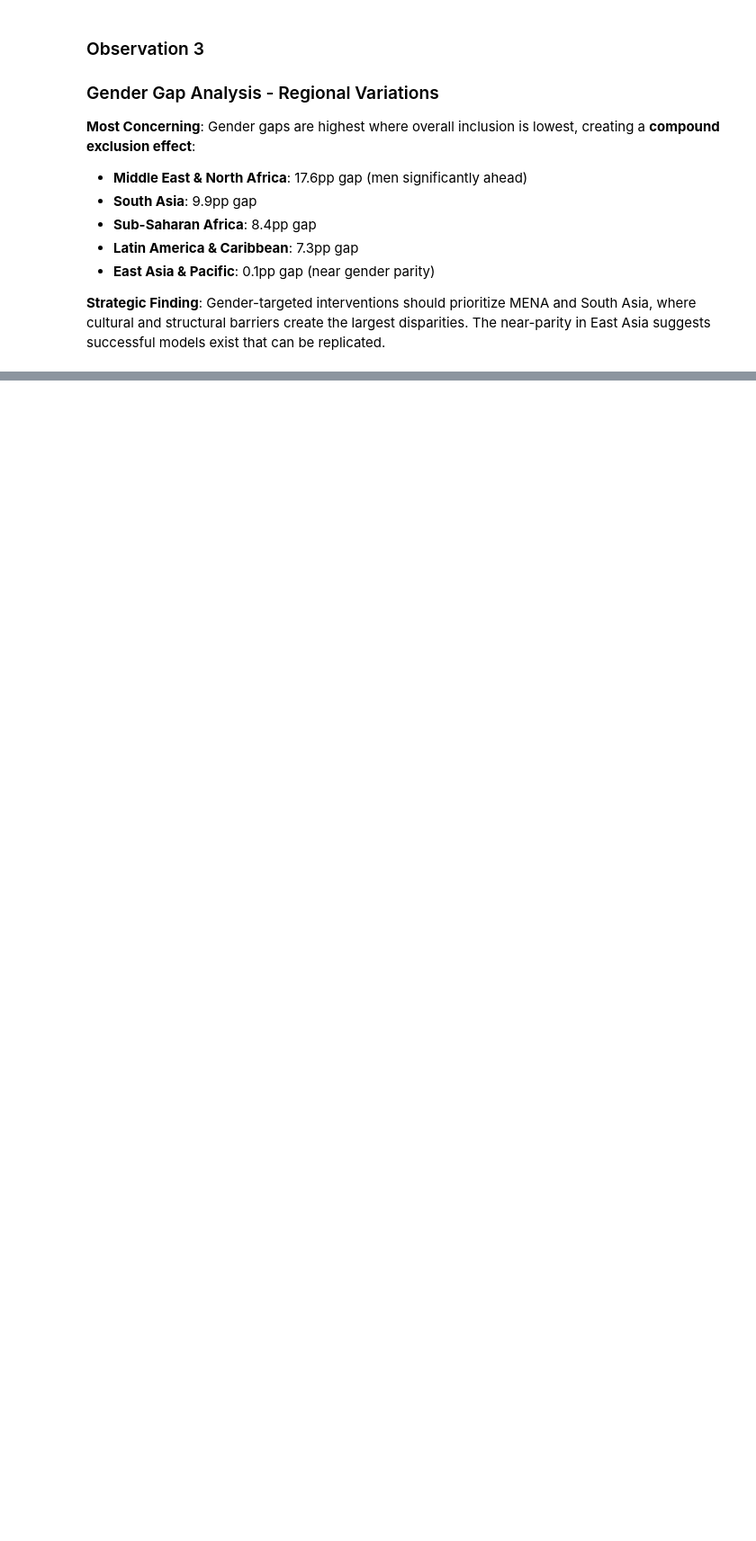
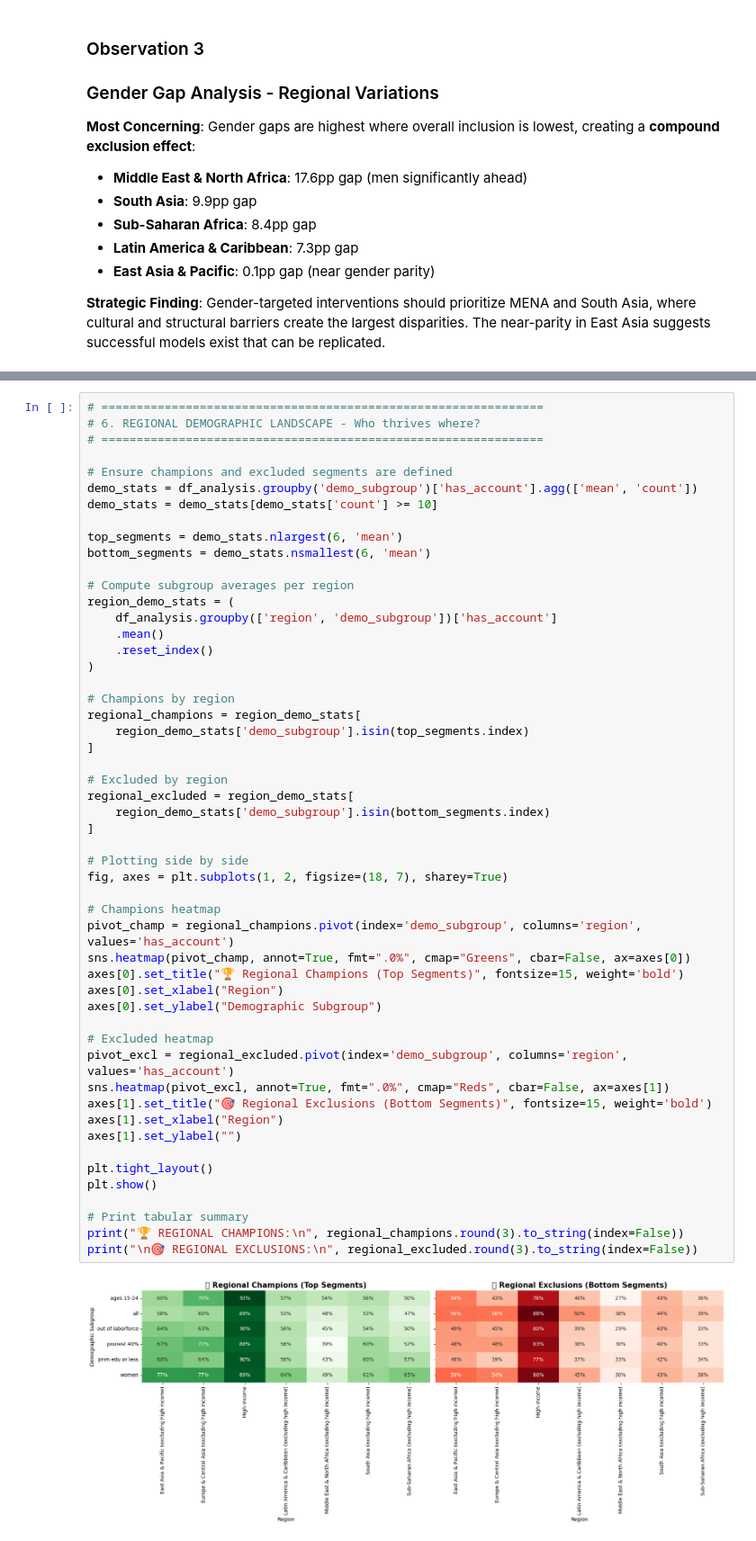
Before and after one commit to VAL-Jerono/FinScope, a Jupyter notebook: FinScope_222331__CAT1.ipynb, the cells around one changed output, grey strips where cells are left out. Shown: that part at 90% size. Cells and saved outputs as stored; diff of their text form; blank space fills up the shorter version.

```diff
--- a/FinScope_222331__CAT1.ipynb
+++ b/FinScope_222331__CAT1.ipynb
@@ -1480,0 +1546,54 @@ Name: gap, dtype: float64
+# %%
+# ===============================================================
+# 6. REGIONAL DEMOGRAPHIC LANDSCAPE - Who thrives where?
+# ===============================================================
+
+# Ensure champions and excluded segments are defined
+demo_stats = df_analysis.groupby('demo_subgroup')['has_account'].agg(['mean', 'count'])
+demo_stats = demo_stats[demo_stats['count'] >= 10]
+
+top_segments = demo_stats.nlargest(6, 'mean')
+bottom_segments = demo_stats.nsmallest(6, 'mean')
+
+# Compute subgroup averages per region
+region_demo_stats = (
+    df_analysis.groupby(['region', 'demo_subgroup'])['has_account']
+    .mean()
+    .reset_index()
+)
+
+# Champions by region
+regional_champions = region_demo_stats[
+    region_demo_stats['demo_subgroup'].isin(top_segments.index)
+]
+
+# Excluded by region
+regional_excluded = region_demo_stats[
+    region_demo_stats['demo_subgroup'].isin(bottom_segments.index)
+]
+
+# Plotting side by side
+fig, axes = plt.subplots(1, 2, figsize=(18, 7), sharey=True)
+
+# Champions heatmap
+pivot_champ = regional_champions.pivot(index='demo_subgroup', columns='region', values='has_account')
+sns.heatmap(pivot_champ, annot=True, fmt=".0%", cmap="Greens", cbar=False, ax=axes[0])
+axes[0].set_title("🏆 Regional Champions (Top Segments)", fontsize=15, weight='bold')
+axes[0].set_xlabel("Region")
+axes[0].set_ylabel("Demographic Subgroup")
+
+# Excluded heatmap
+pivot_excl = regional_excluded.pivot(index='demo_subgroup', columns='region', values='has_account')
+sns.heatmap(pivot_excl, annot=True, fmt=".0%", cmap="Reds", cbar=False, ax=axes[1])
+axes[1].set_title("🎯 Regional Exclusions (Bottom Segments)", fontsize=15, weight='bold')
+axes[1].set_xlabel("Region")
+axes[1].set_ylabel("")
+
+plt.tight_layout()
+plt.show()
+
+# Print tabular summary
+print("🏆 REGIONAL CHAMPIONS:\n", regional_champions.round(3).to_string(index=False))
+print("\n🎯 REGIONAL EXCLUSIONS:\n", regional_excluded.round(3).to_string(index=False))
+# %% [output]
+[figure, added]
```
Also changed, not shown: parts of 26 cells of this notebook, 2 other files.
